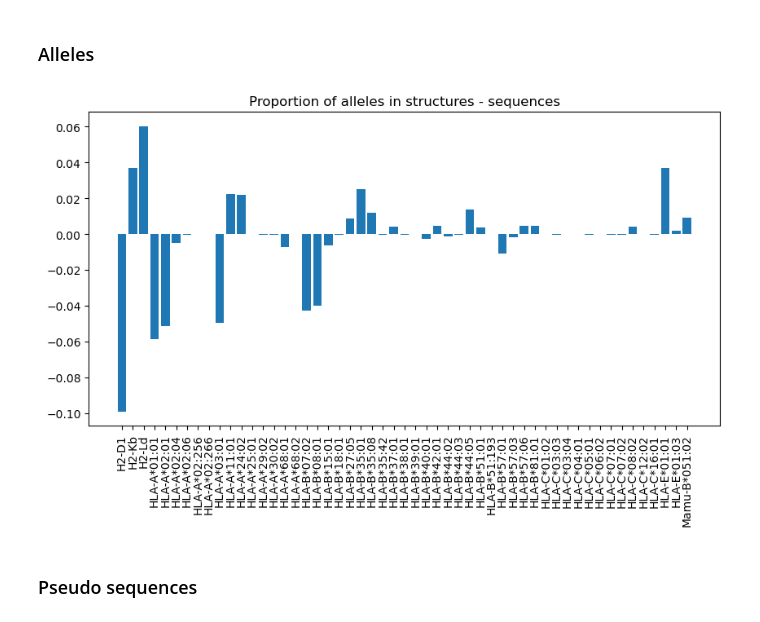
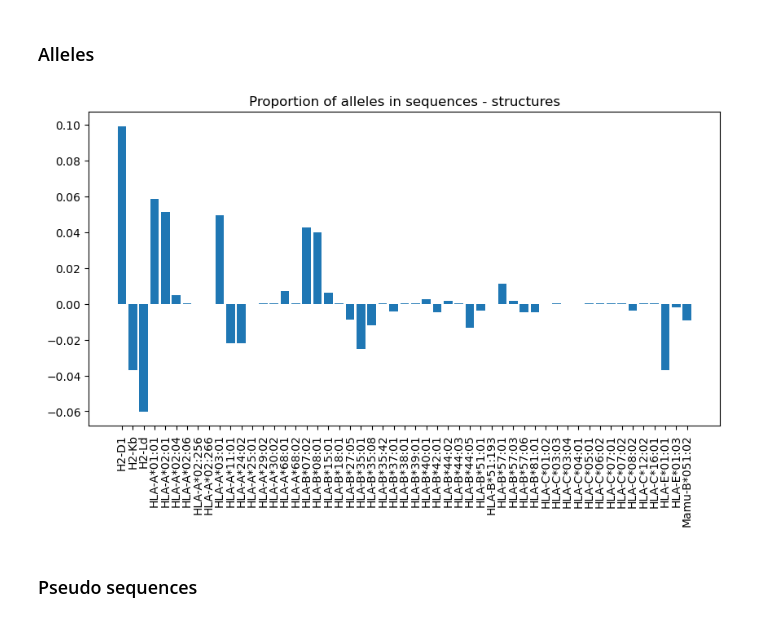
Before and after one commit to benjiemc/tcr-antigen-prediction, a Jupyter notebook: notebooks/compairing_sequence_and_structure_data.ipynb, the cells around one changed output. Cells and saved outputs as stored; diff of their text form; code cells hidden in the pictures.

```diff
--- a/notebooks/compairing_sequence_and_structure_data.ipynb
+++ b/notebooks/compairing_sequence_and_structure_data.ipynb
@@ -591,7 +591,7 @@ mhc1_allele_proportions = (
 )
 mhc1_allele_proportions.sort_index()
 
-mhc1_allele_proportions['change'] = mhc1_allele_proportions['structure'] - mhc1_allele_proportions['sequence']
+mhc1_allele_proportions['change'] = mhc1_allele_proportions['sequence'] - mhc1_allele_proportions['structure']
 # %%
 mhc1_allele_proportions = mhc1_allele_proportions.loc[
     [idx for idx in mhc1_allele_proportions.index if idx != 'Unknown']
@@ -599,16 +599,16 @@ mhc1_allele_proportions = mhc1_allele_proportions.loc[
 # %%
 plt.figure(figsize=(10, 5))
 
 plt.bar(mhc1_allele_proportions.index, mhc1_allele_proportions['change'])
 
 plt.xticks(rotation=90)
 
-plt.title('Proportion of alleles in structures - sequences')
+plt.title('Proportion of alleles in sequences - structures')
 
 plt.savefig('report/figures/dataset_comparison_mhc_genes.svg')
 plt.show()
 # %% [output]
-[figure, old version]
+[figure, new version]
 # %% [markdown]
 ### Pseudo sequences
 # %%
```
Also changed, not shown: parts of 4 cells of this notebook.
